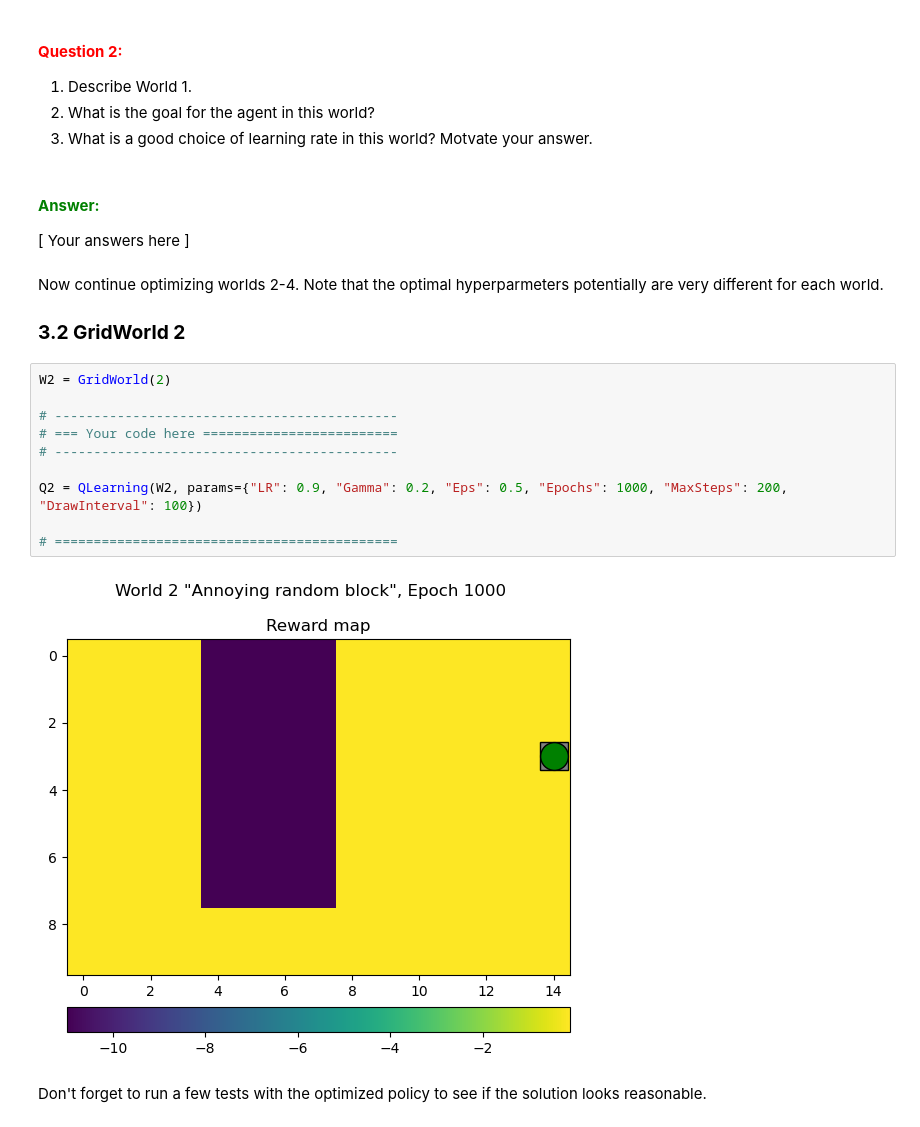
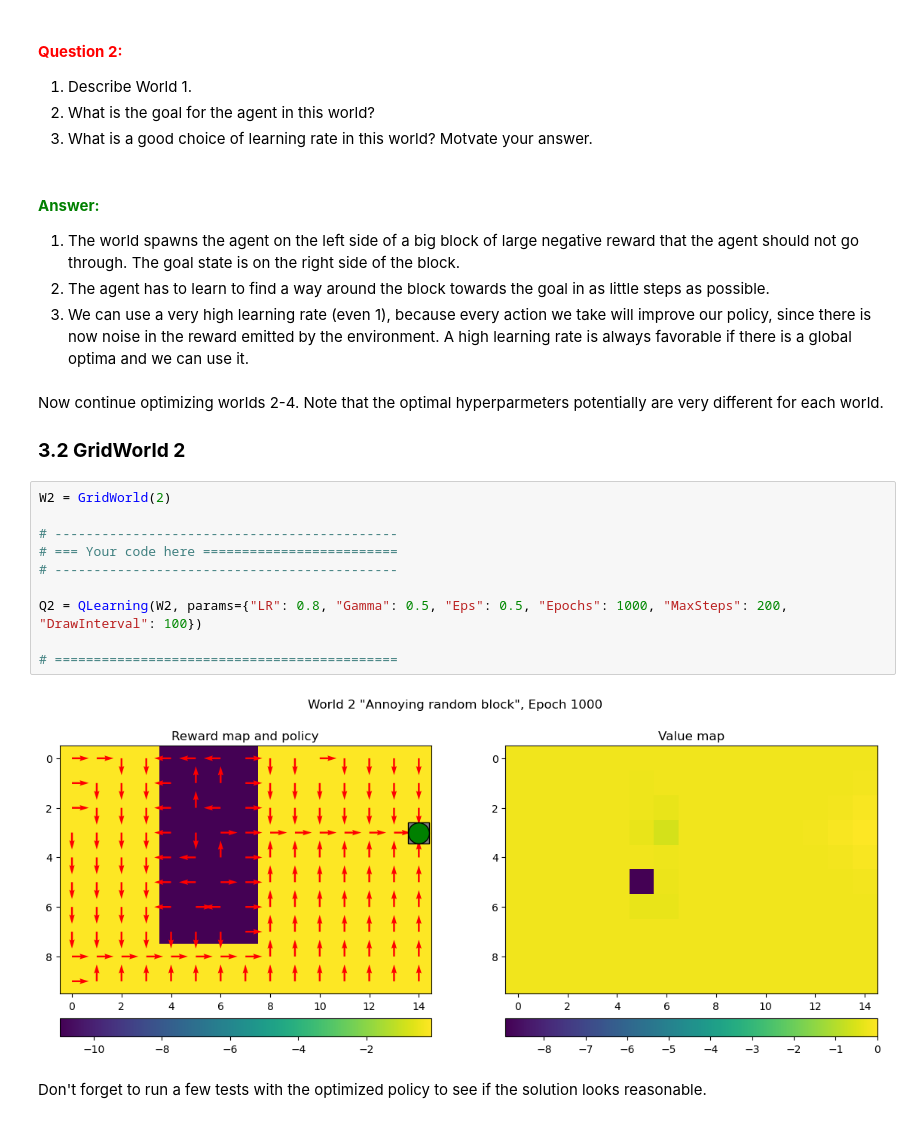
Before and after one commit to mfroeh/TBMI26, a Jupyter notebook: A4_Reinforcement/QLearning.ipynb, the cells around one changed output. Cells and saved outputs as stored; diff of their text form.

```diff
--- a/A4_Reinforcement/QLearning.ipynb
+++ b/A4_Reinforcement/QLearning.ipynb
@@ -235,9 +234,12 @@ KeyboardInterrupt:
 1. Describe World 1.
 2. What is the goal for the agent in this world?
 3. What is a good choice of learning rate in this world? Motvate your answer.
-# %% [markdown]
-#### **<span style="color:green">Answer:</span>**
-\[ Your answers here \]
+# %% [markdown]
+#### **<span style="color:green">Answer:</span>**
+
+1. The world spawns the agent on the left side of a big block of large negative reward that the agent should not go through. The goal state is on the right side of the block.
+2. The agent has to learn to find a way around the block towards the goal in as little steps as possible.
+3. We can use a very high learning rate (even 1), because every action we take will improve our policy, since there is now noise in the reward emitted by the environment. A high learning rate is always favorable if there is a global optima and we can use it.
 # %% [markdown]
 Now continue optimizing worlds 2-4. Note that the optimal hyperparmeters potentially are very different for each world.
 
@@ -245,15 +247,15 @@ Now continue optimizing worlds 2-4. Note that the optimal hyperparmeters potenti
 # %%
 W2 = GridWorld(2)
 
 # --------------------------------------------
 # === Your code here =========================
 # --------------------------------------------
 
-Q2 = QLearning(W2, params={"LR": 0.9, "Gamma": 0.2, "Eps": 0.5, "Epochs": 1000, "MaxSteps": 200, "DrawInterval": 100})
+Q2 = QLearning(W2, params={"LR": 0.8, "Gamma": 0.5, "Eps": 0.5, "Epochs": 1000, "MaxSteps": 200, "DrawInterval": 100})
 
 # ============================================
 # %% [output]
-[figure, old version]
+[figure, new version]
 # %% [markdown]
 Don't forget to run a few tests with the optimized policy to see if the solution looks reasonable.
 # %%
```
Also changed, not shown: parts of 18 cells of this notebook.
